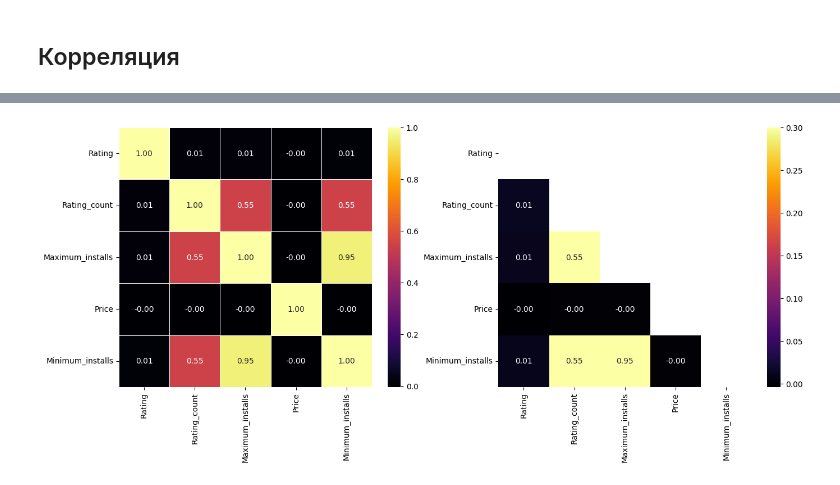
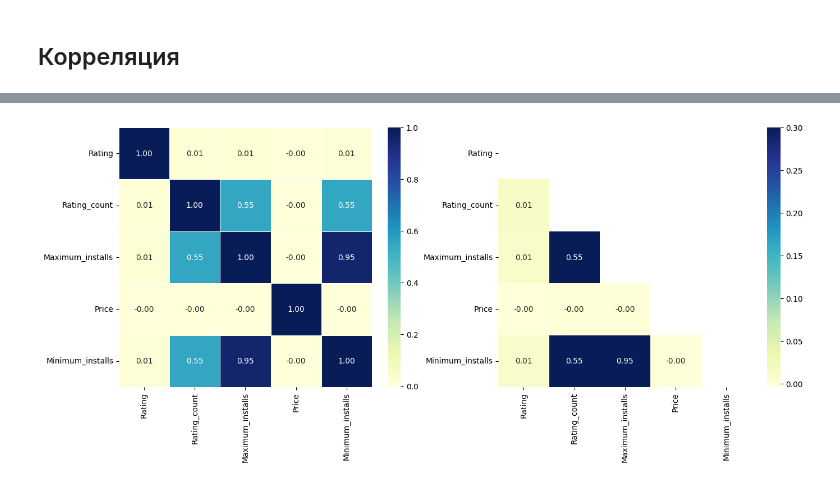
Before and after one commit to Valentin1313/DA_final_project, a Jupyter notebook: Final_Research.ipynb, the cells around one changed output, grey strips where cells are left out. Cells and saved outputs as stored; diff of their text form; code cells hidden in the pictures.

```diff
--- a/Final_Research.ipynb
+++ b/Final_Research.ipynb
@@ -399,12 +449,12 @@ table_1
 # %%
 a=sns.color_palette()
-rcParams['figure.figsize']= 9,6
+rcParams['figure.figsize']= 9,8.5
 
 
 sns.barplot(table_1, x="Max_installs_млн_раз", y='App_name', hue='Category',palette=a)
-plt.title('Топ-10 самых популярных приложений по категориям', size=15, color='g', weight='bold')
+plt.title('Топ-20 самых популярных приложений по категориям', size=15, color='g', weight='bold')
 plt.xticks(rotation=0);
 plt.yticks(rotation=0);
 plt.xlabel('Максимальное кол-во установок, млн. раз');
-plt.ylabel('Приложени');
+plt.ylabel('Приложения');
 # %% [output]
@@ -931,11 +1087,11 @@ corr
 # %%
 # Визуализируем корреляционную матрицу.
 fig, (ax1, ax2)= plt.subplots(1,2, figsize=(16,6))
 mask = np.zeros_like(corr)
 mask[np.triu_indices_from(mask)] = True
-sns.heatmap(corr, mask=mask, vmax=.3, annot=True, fmt='.2f', cmap="inferno", ax=ax2)
-sns.heatmap(corr, annot=True, fmt='.2f',linewidths=.5, cmap="inferno", ax=ax1);
+sns.heatmap(corr, mask=mask, vmax=.3, annot=True, fmt='.2f', cmap="YlGnBu", ax=ax2)
+sns.heatmap(corr, annot=True, fmt='.2f',linewidths=.5, cmap="YlGnBu", ax=ax1);
 
 plt.show()
 # %% [output]
-[figure, old version]
+[figure, new version]
```
Also changed, not shown: parts of 66 cells of this notebook.
